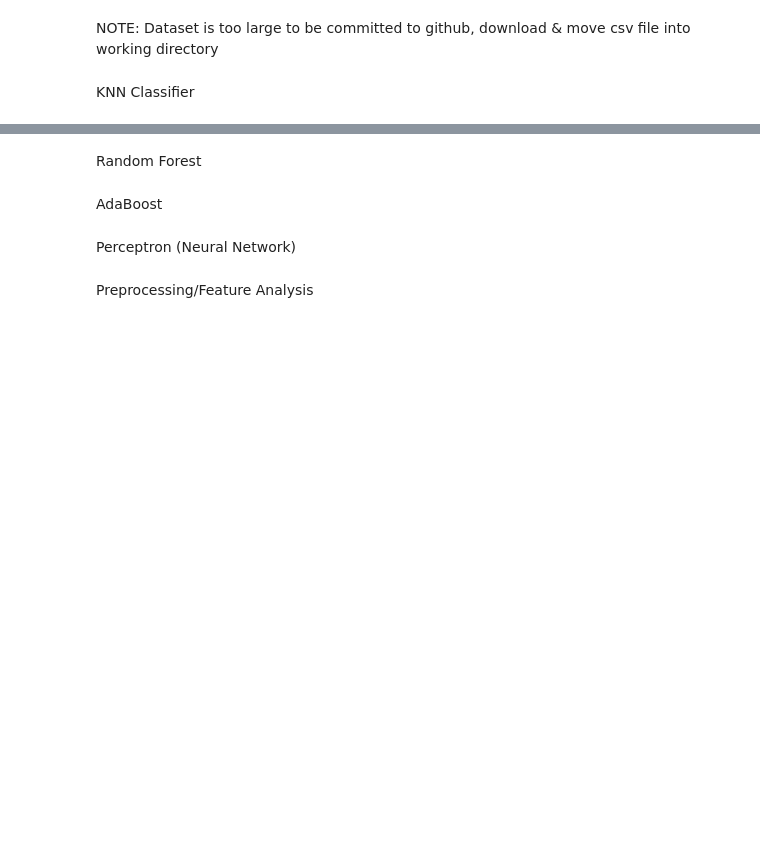
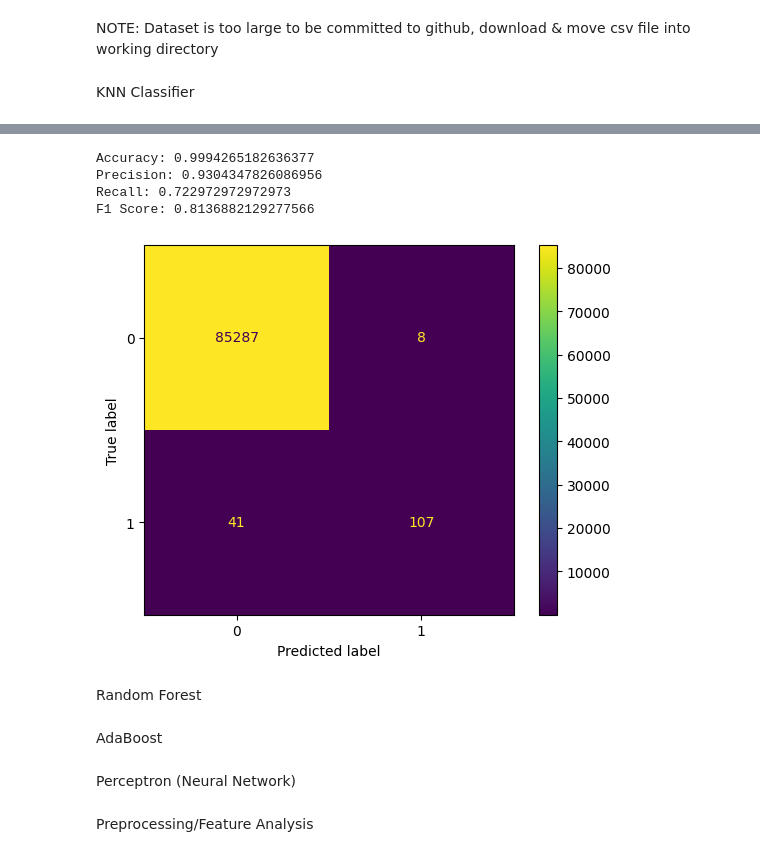
Before and after one commit to jakovitz-W/CreditFraudDetection, a Jupyter notebook: main.ipynb, the cells around one changed output, grey strips where cells are left out. Saved outputs shown, nothing was run; the diff lists cells and outputs as text; code cells hidden in the pictures; blank space fills up the shorter version.

```diff
--- a/main.ipynb
+++ b/main.ipynb
@@ -36,2 +64,26 @@ knn = KNeighborsClassifier()
+# %%
+#metrics
+conf_matrix = confusion_matrix(y_test,y_pred_knn)
+accuracy = accuracy_score(y_test, y_pred_knn)
+precision = precision_score(y_test, y_pred_knn)
+recall = recall_score(y_test, y_pred_knn)
+f1 = f1_score(y_test, y_pred_knn)
+
+roc = roc_curve(y_test, scores[:,1])
+
+disp = ConfusionMatrixDisplay(confusion_matrix=conf_matrix, display_labels=knn.classes_)
+print(f"Accuracy: {accuracy}")
+print(f"Precision: {precision}")
+print(f"Recall: {recall}")
+print(f"F1 Score: {f1}")
+
+disp.plot()
+plt.show()
+# %% [output]
+Accuracy: 0.9994265182636377
+Precision: 0.9304347826086956
+Recall: 0.722972972972973
+F1 Score: 0.8136882129277566
+[figure, added]
 # %% [markdown]
 Random Forest
```
Also changed, not shown: parts of 8 cells of this notebook.
